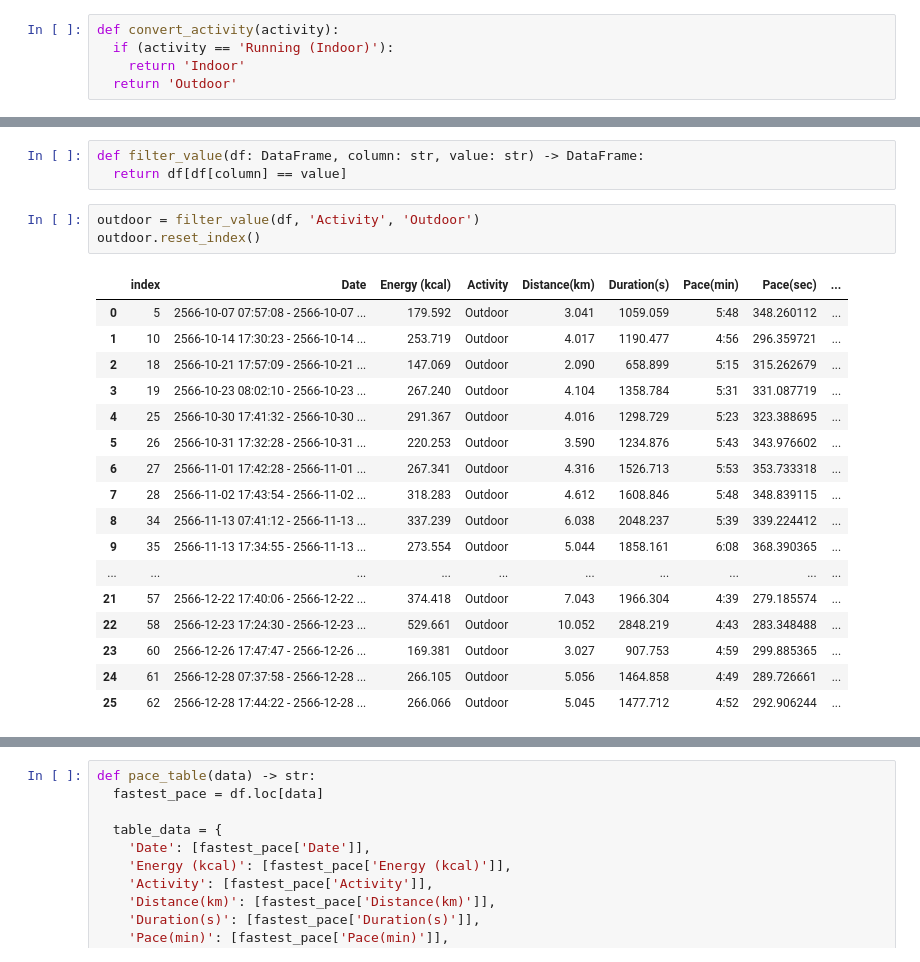
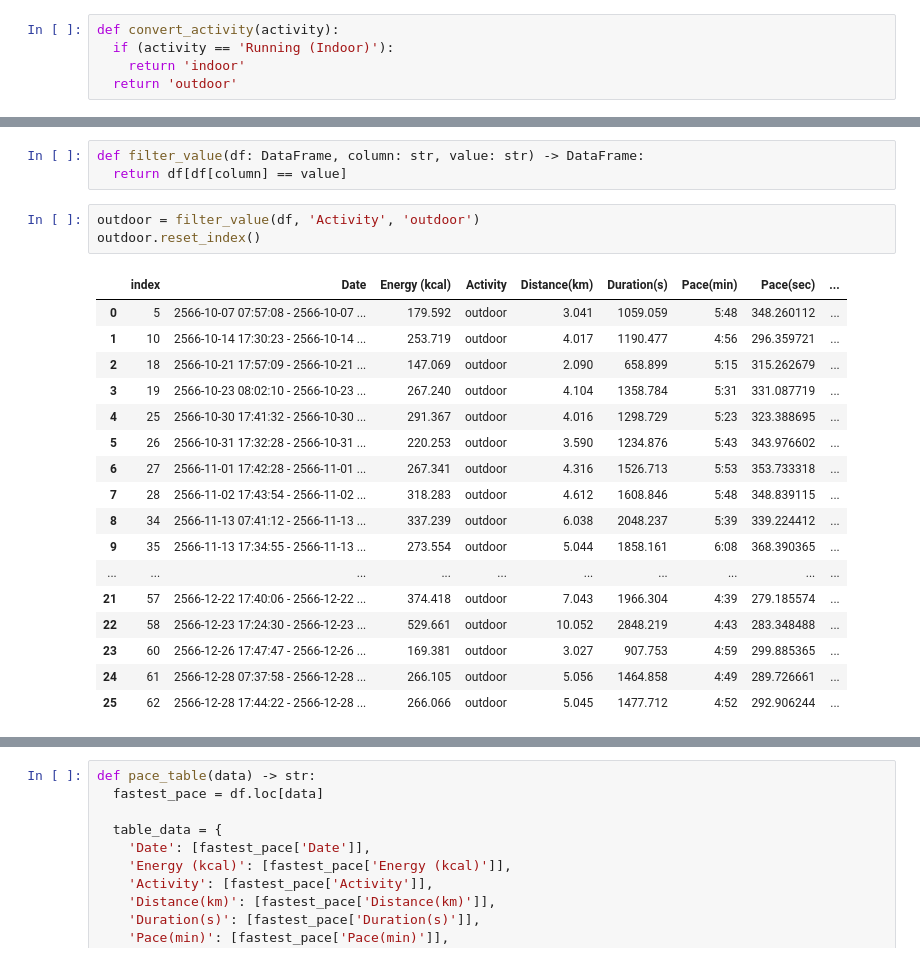
Before and after one commit to JFKongphop/running-analysis, a Jupyter notebook: index.ipynb, the cells around one changed output, grey strips where cells are left out. Saved outputs shown, nothing was run; the diff lists cells and outputs as text.

```diff
--- a/index.ipynb
+++ b/index.ipynb
@@ -48,8 +48,8 @@ sec_to_min(336.572727)
 # %%
 def convert_activity(activity):
   if (activity == 'Running (Indoor)'):
-    return 'Indoor'
-  return 'Outdoor'
+    return 'indoor'
+  return 'outdoor'
 # %%
 runningcsv_files = get_csv_files('running')
 
@@ -110,24 +110,24 @@ df
 def filter_value(df: DataFrame, column: str, value: str) -> DataFrame:
   return df[df[column] == value]
 # %%
-outdoor = filter_value(df, 'Activity', 'Outdoor')
+outdoor = filter_value(df, 'Activity', 'outdoor')
 outdoor.reset_index()
 # %% [output]
 |  | index | Date | Energy (kcal) | Activity | Distance(km) | Duration(s) | Pace(min) | Pace(sec) | ... |
-| 0 | 5 | 2566-10-07 07:57:08 - 2566-10-07 ... | 179.592 | Outdoor | 3.041 | 1059.059 | 5:48 | 348.260112 | ... |
-| 1 | 10 | 2566-10-14 17:30:23 - 2566-10-14 ... | 253.719 | Outdoor | 4.017 | 1190.477 | 4:56 | 296.359721 | ... |
-| 2 | 18 | 2566-10-21 17:57:09 - 2566-10-21 ... | 147.069 | Outdoor | 2.090 | 658.899 | 5:15 | 315.262679 | ... |
-| 3 | 19 | 2566-10-23 08:02:10 - 2566-10-23 ... | 267.240 | Outdoor | 4.104 | 1358.784 | 5:31 | 331.087719 | ... |
-| 4 | 25 | 2566-10-30 17:41:32 - 2566-10-30 ... | 291.367 | Outdoor | 4.016 | 1298.729 | 5:23 | 323.388695 | ... |
-| 5 | 26 | 2566-10-31 17:32:28 - 2566-10-31 ... | 220.253 | Outdoor | 3.590 | 1234.876 | 5:43 | 343.976602 | ... |
-| 6 | 27 | 2566-11-01 17:42:28 - 2566-11-01 ... | 267.341 | Outdoor | 4.316 | 1526.713 | 5:53 | 353.733318 | ... |
-| 7 | 28 | 2566-11-02 17:43:54 - 2566-11-02 ... | 318.283 | Outdoor | 4.612 | 1608.846 | 5:48 | 348.839115 | ... |
-| 8 | 34 | 2566-11-13 07:41:12 - 2566-11-13 ... | 337.239 | Outdoor | 6.038 | 2048.237 | 5:39 | 339.224412 | ... |
-| 9 | 35 | 2566-11-13 17:34:55 - 2566-11-13 ... | 273.554 | Outdoor | 5.044 | 1858.161 | 6:08 | 368.390365 | ... |
+| 0 | 5 | 2566-10-07 07:57:08 - 2566-10-07 ... | 179.592 | outdoor | 3.041 | 1059.059 | 5:48 | 348.260112 | ... |
+| 1 | 10 | 2566-10-14 17:30:23 - 2566-10-14 ... | 253.719 | outdoor | 4.017 | 1190.477 | 4:56 | 296.359721 | ... |
+| 2 | 18 | 2566-10-21 17:57:09 - 2566-10-21 ... | 147.069 | outdoor | 2.090 | 658.899 | 5:15 | 315.262679 | ... |
+| 3 | 19 | 2566-10-23 08:02:10 - 2566-10-23 ... | 267.240 | outdoor | 4.104 | 1358.784 | 5:31 | 331.087719 | ... |
+| 4 | 25 | 2566-10-30 17:41:32 - 2566-10-30 ... | 291.367 | outdoor | 4.016 | 1298.729 | 5:23 | 323.388695 | ... |
+| 5 | 26 | 2566-10-31 17:32:28 - 2566-10-31 ... | 220.253 | outdoor | 3.590 | 1234.876 | 5:43 | 343.976602 | ... |
+| 6 | 27 | 2566-11-01 17:42:28 - 2566-11-01 ... | 267.341 | outdoor | 4.316 | 1526.713 | 5:53 | 353.733318 | ... |
+| 7 | 28 | 2566-11-02 17:43:54 - 2566-11-02 ... | 318.283 | outdoor | 4.612 | 1608.846 | 5:48 | 348.839115 | ... |
+| 8 | 34 | 2566-11-13 07:41:12 - 2566-11-13 ... | 337.239 | outdoor | 6.038 | 2048.237 | 5:39 | 339.224412 | ... |
+| 9 | 35 | 2566-11-13 17:34:55 - 2566-11-13 ... | 273.554 | outdoor | 5.044 | 1858.161 | 6:08 | 368.390365 | ... |
 | ... | ... | ... | ... | ... | ... | ... | ... | ... | ... |
-| 21 | 57 | 2566-12-22 17:40:06 - 2566-12-22 ... | 374.418 | Outdoor | 7.043 | 1966.304 | 4:39 | 279.185574 | ... |
-| 22 | 58 | 2566-12-23 17:24:30 - 2566-12-23 ... | 529.661 | Outdoor | 10.052 | 2848.219 | 4:43 | 283.348488 | ... |
-| 23 | 60 | 2566-12-26 17:47:47 - 2566-12-26 ... | 169.381 | Outdoor | 3.027 | 907.753 | 4:59 | 299.885365 | ... |
-| 24 | 61 | 2566-12-28 07:37:58 - 2566-12-28 ... | 266.105 | Outdoor | 5.056 | 1464.858 | 4:49 | 289.726661 | ... |
-| 25 | 62 | 2566-12-28 17:44:22 - 2566-12-28 ... | 266.066 | Outdoor | 5.045 | 1477.712 | 4:52 | 292.906244 | ... |
+| 21 | 57 | 2566-12-22 17:40:06 - 2566-12-22 ... | 374.418 | outdoor | 7.043 | 1966.304 | 4:39 | 279.185574 | ... |
+| 22 | 58 | 2566-12-23 17:24:30 - 2566-12-23 ... | 529.661 | outdoor | 10.052 | 2848.219 | 4:43 | 283.348488 | ... |
+| 23 | 60 | 2566-12-26 17:47:47 - 2566-12-26 ... | 169.381 | outdoor | 3.027 | 907.753 | 4:59 | 299.885365 | ... |
+| 24 | 61 | 2566-12-28 07:37:58 - 2566-12-28 ... | 266.105 | outdoor | 5.056 | 1464.858 | 4:49 | 289.726661 | ... |
+| 25 | 62 | 2566-12-28 17:44:22 - 2566-12-28 ... | 266.066 | outdoor | 5.045 | 1477.712 | 4:52 | 292.906244 | ... |
 # %%
```
Also changed, not shown: parts of 4 cells of this notebook.
